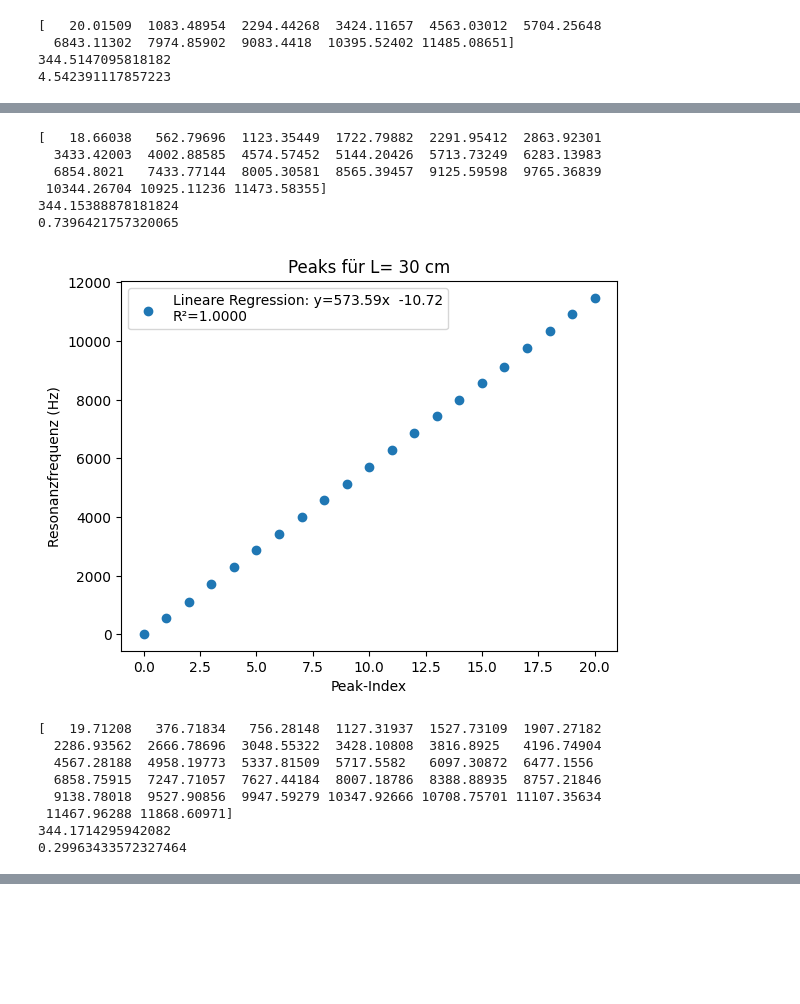
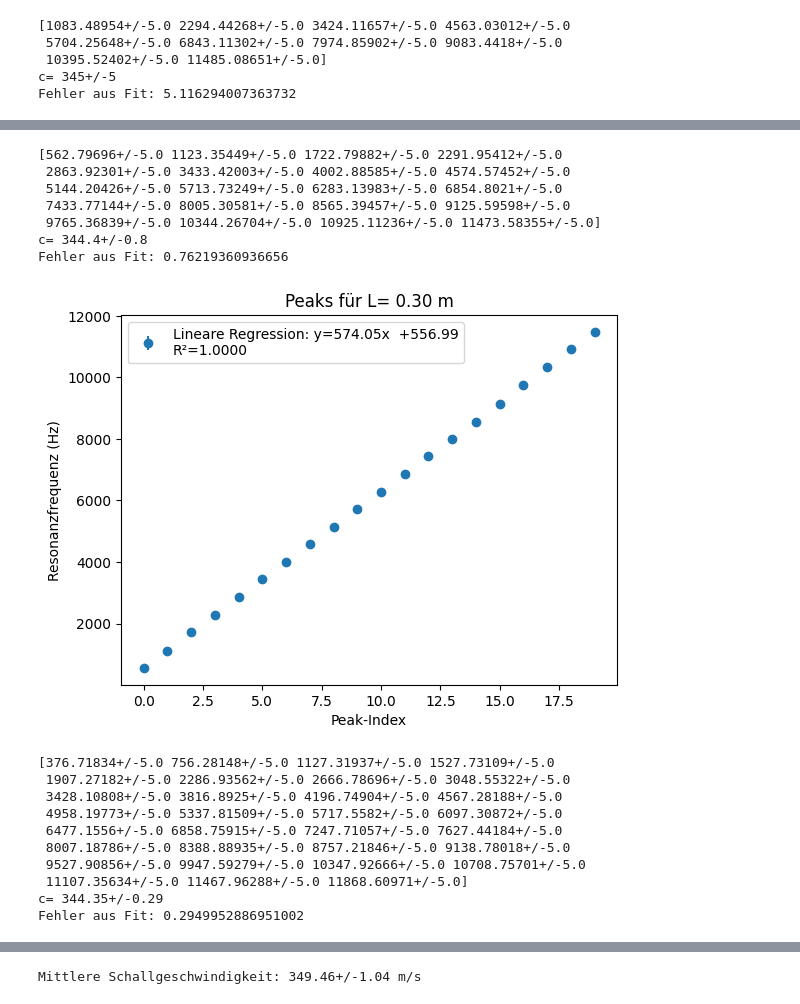
Before and after one commit to celina-coder-beep/F-Praktikum, a Jupyter notebook: 511-Quantenanalogien/Auswertung511.ipynb, the cells around one changed output, grey strips where cells are left out. Drawn from its saved outputs; the diff is of its cells as text; code cells hidden in the pictures; blank space fills up the shorter version.

```diff
--- a/511-Quantenanalogien/Auswertung511.ipynb
+++ b/511-Quantenanalogien/Auswertung511.ipynb
@@ -88,20 +99,28 @@ Peaks in L= 75:
 # %%
-errors= []
+c= [] # array für alle berechneten Schallgeschwindigkeiten, arrays in array für jede Länge einen
 
 for i, peaks in enumerate(peaks_all):
     print(peaks)
-    plt. scatter(np.arange(len(peaks)),peaks)
-    plt. xlabel("Peak-Index")
-    plt. ylabel("Resonanzfrequenz (Hz)")
-    plt.title(f"Peaks für {längen[i]} cm")
-    slope, intercept, r_value, p_value, std_err = linregress(np.arange(len(peaks)), peaks)
-    errors.append(std_err)
-    print(f"c= {slope* 2 * 0.15 * (i+1)}")
-    print(f"Fehler: {std_err}")
+    x= np.arange(len(peaks))
+    y= np.array([p.nominal_value for p in peaks])
+    plt.errorbar(x, y, yerr= [p.std_dev for p in peaks], fmt='o')
+    plt.xlabel("Peak-Index")
+    plt.ylabel("Resonanzfrequenz (Hz)")
+    plt.title(f"Peaks für L= {längen[i].nominal_value:.2f} m")
+    slope, intercept, r_value, p_value, std_err = linregress(x, y) #lineare Regresssion
+
+    c.append(ufloat(slope * 2 * längen[i].nominal_value, std_err) ) #Steigung * 2 * Länge (in m) = c
+
+    print(f"c= {c[-1]}")
+    print(f"Fehler aus Fit: {std_err}")
     plt.legend([f"Lineare Regression: y={slope:.2f}x  {intercept:+.2f}\nR²={r_value**2:.4f}"])
     plt.show()
+
+c_mean= 1/len(c) * np.sum(c)
+print(f"Mittlere Schallgeschwindigkeit: {c_mean:.2f} m/s")
 # %% [output]
-[   20.01509  1083.48954  2294.44268  3424.11657  4563.03012  5704.25648
-  6843.11302  7974.85902  9083.4418  10395.52402 11485.08651]
-344.5147095818182
-4.542391117857223
+[1083.48954+/-5.0 2294.44268+/-5.0 3424.11657+/-5.0 4563.03012+/-5.0
+ 5704.25648+/-5.0 6843.11302+/-5.0 7974.85902+/-5.0 9083.4418+/-5.0
+ 10395.52402+/-5.0 11485.08651+/-5.0]
+c= 345+/-5
+Fehler aus Fit: 5.116294007363732
@@ -109,15 +128,18 @@ for i, peaks in enumerate(peaks_all):
-[   18.66038   562.79696  1123.35449  1722.79882  2291.95412  2863.92301
-  3433.42003  4002.88585  4574.57452  5144.20426  5713.73249  6283.13983
-  6854.8021   7433.77144  8005.30581  8565.39457  9125.59598  9765.36839
- 10344.26704 10925.11236 11473.58355]
-344.15388878181824
-0.7396421757320065
+[562.79696+/-5.0 1123.35449+/-5.0 1722.79882+/-5.0 2291.95412+/-5.0
+ 2863.92301+/-5.0 3433.42003+/-5.0 4002.88585+/-5.0 4574.57452+/-5.0
+ 5144.20426+/-5.0 5713.73249+/-5.0 6283.13983+/-5.0 6854.8021+/-5.0
+ 7433.77144+/-5.0 8005.30581+/-5.0 8565.39457+/-5.0 9125.59598+/-5.0
+ 9765.36839+/-5.0 10344.26704+/-5.0 10925.11236+/-5.0 11473.58355+/-5.0]
+c= 344.4+/-0.8
+Fehler aus Fit: 0.76219360936656
-[figure, old version]
+[figure, new version]
-[   19.71208   376.71834   756.28148  1127.31937  1527.73109  1907.27182
-  2286.93562  2666.78696  3048.55322  3428.10808  3816.8925   4196.74904
-  4567.28188  4958.19773  5337.81509  5717.5582   6097.30872  6477.1556
-  6858.75915  7247.71057  7627.44184  8007.18786  8388.88935  8757.21846
-  9138.78018  9527.90856  9947.59279 10347.92666 10708.75701 11107.35634
- 11467.96288 11868.60971]
-344.1714295942082
-0.29963433572327464
+[376.71834+/-5.0 756.28148+/-5.0 1127.31937+/-5.0 1527.73109+/-5.0
+ 1907.27182+/-5.0 2286.93562+/-5.0 2666.78696+/-5.0 3048.55322+/-5.0
+ 3428.10808+/-5.0 3816.8925+/-5.0 4196.74904+/-5.0 4567.28188+/-5.0
+ 4958.19773+/-5.0 5337.81509+/-5.0 5717.5582+/-5.0 6097.30872+/-5.0
+ 6477.1556+/-5.0 6858.75915+/-5.0 7247.71057+/-5.0 7627.44184+/-5.0
+ 8007.18786+/-5.0 8388.88935+/-5.0 8757.21846+/-5.0 9138.78018+/-5.0
+ 9527.90856+/-5.0 9947.59279+/-5.0 10347.92666+/-5.0 10708.75701+/-5.0
+ 11107.35634+/-5.0 11467.96288+/-5.0 11868.60971+/-5.0]
+c= 344.35+/-0.29
+Fehler aus Fit: 0.2949952886951002
@@ -146,0 +176 @@ for i, peaks in enumerate(peaks_all):
+Mittlere Schallgeschwindigkeit: 349.46+/-1.04 m/s
```
Also changed, not shown: parts of 8 cells of this notebook.
